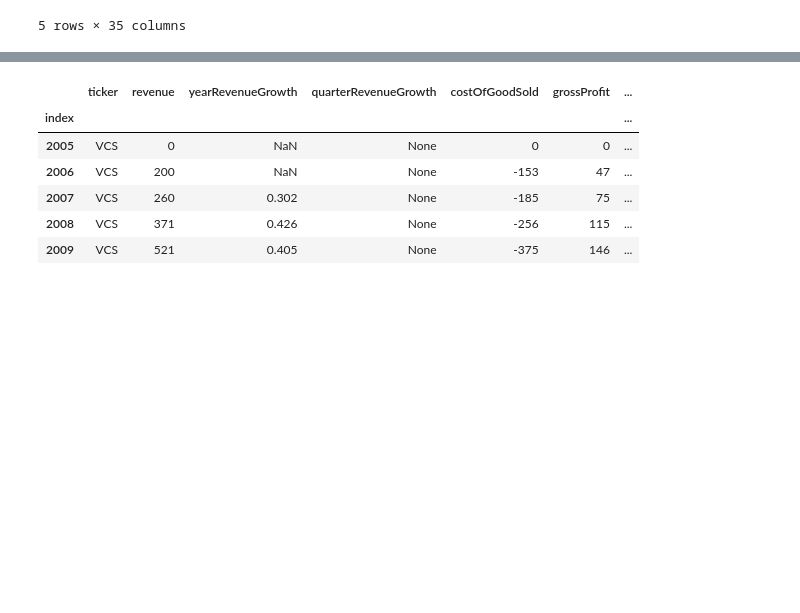
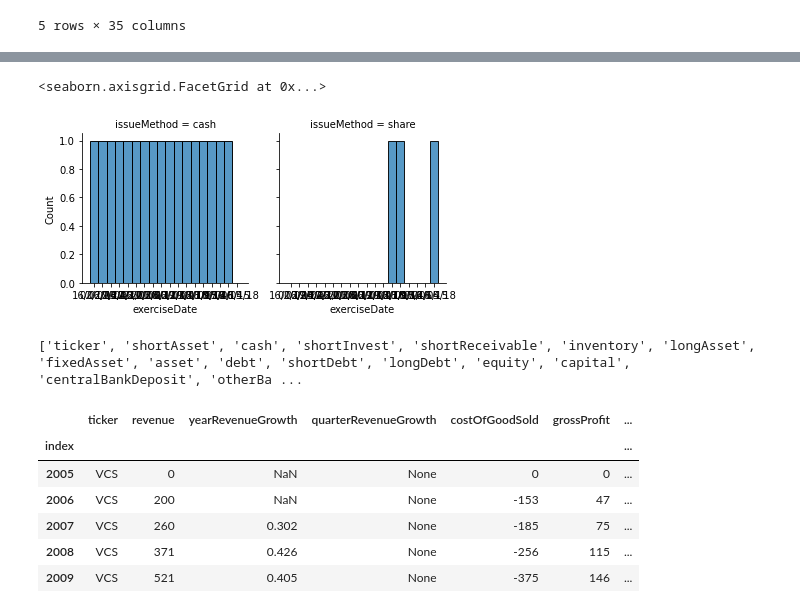
Before and after one commit to quang-g/VNStock-Analysis, a Jupyter notebook: VCS.ipynb, the cells around one changed output, grey strips where cells are left out. Drawn from its saved outputs; the diff is of its cells as text; code cells hidden in the pictures; blank space fills up the shorter version.

Commit message:
Dividend Added

```diff
--- a/VCS.ipynb
+++ b/VCS.ipynb
@@ -77,0 +90,3 @@ BalanceSheet.head(5)
+# %%
+DividendPaid = dividend_history('VCS')
+DividendPaid.head(5)
@@ -78,3 +100,13 @@ BalanceSheet.head(5)
+# %%
+g = sns.FacetGrid(DividendPaid, col="issueMethod")
+g.map(sns.histplot, "exerciseDate")
+# %% [output]
+<seaborn.axisgrid.FacetGrid at 0x...>
+[figure, added]
+# %%
+print(list(BalanceSheet.columns.values))
+# %% [output]
+['ticker', 'shortAsset', 'cash', 'shortInvest', 'shortReceivable', 'inventory', 'longAsset', 'fixedAsset', 'asset', 'debt', 'shortDebt', 'longDebt', 'equity', 'capital', 'centralBankDeposit', 'otherBa ...
 # %%
 IncomeStatement.head(5)
 # %% [output]
```
Also changed, not shown: parts of 5 cells of this notebook.
